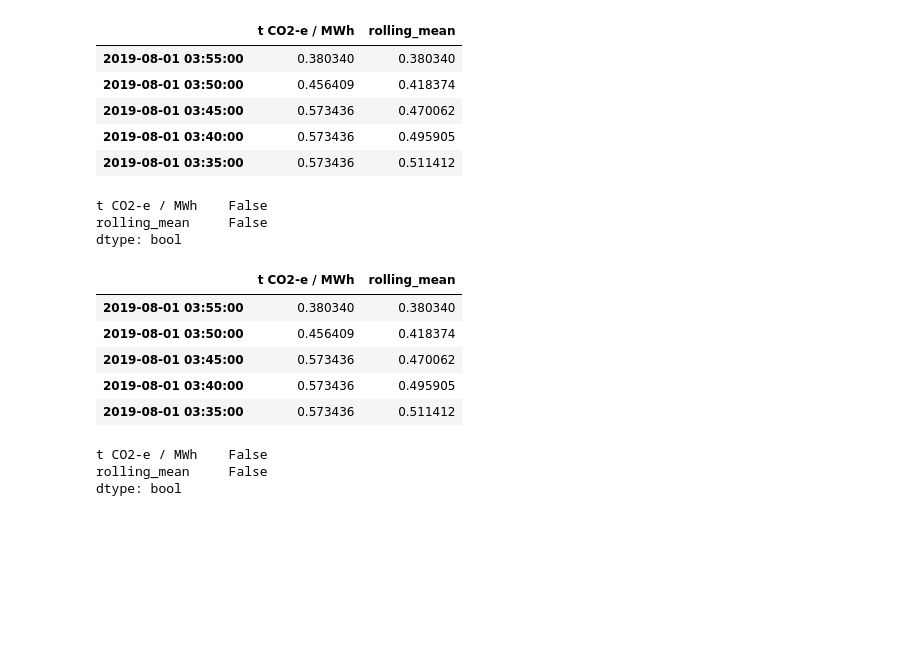
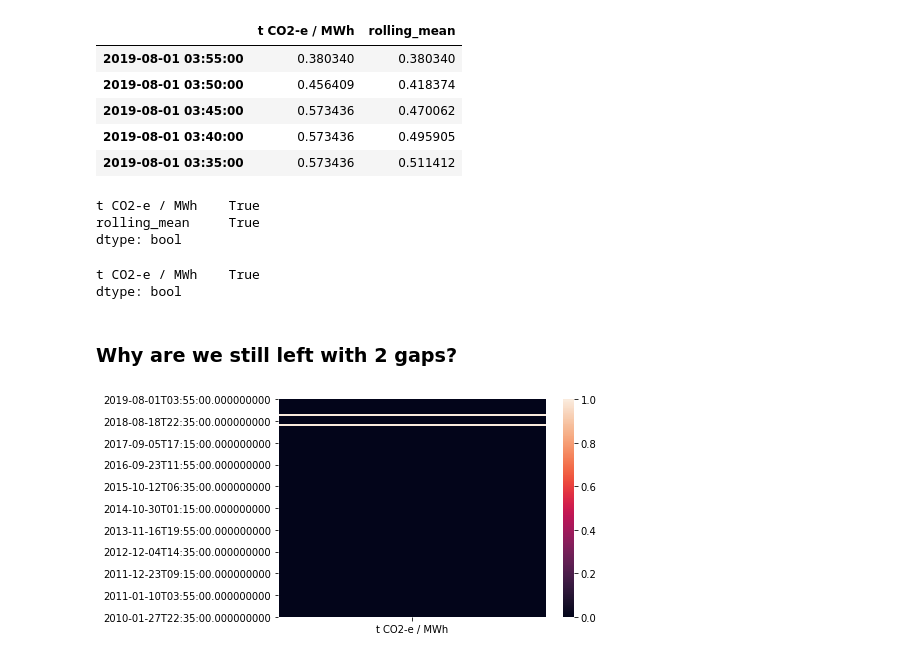
Before and after one commit to bkubsch/time_series, a Jupyter notebook: notebooks/Lecture_1.ipynb, the cells around one changed output. Drawn from its saved outputs; the diff is of its cells as text; code cells hidden in the pictures; blank space fills up the shorter version.

```diff
--- a/notebooks/Lecture_1.ipynb
+++ b/notebooks/Lecture_1.ipynb
@@ -172,4 +163,4 @@ fig = sns.heatmap(df_new.isna(), yticklabels=100000)
 # %%
 import numpy as np
 # %%
-df_impute = df_new.assign(rolling_mean=df_new['t CO2-e / MWh'].rolling(window=12, min_periods=1).mean()).head()
+df_impute = df_new.assign(rolling_mean=df_new['t CO2-e / MWh'].rolling(window=12, min_periods=1).mean())
@@ -195,24 +176,22 @@ df_impute.head()
 # %%
 df_impute.isna().any()
 # %% [output]
-t CO2-e / MWh    False
-rolling_mean     False
+t CO2-e / MWh    True
+rolling_mean     True
 dtype: bool
 # %%
 df_impute['t CO2-e / MWh'] = np.where(df_impute['t CO2-e / MWh'].isnull(),\
                                   df_impute['rolling_mean'], df_impute['t CO2-e / MWh'])
+
+df_impute.drop(columns='rolling_mean', inplace=True)
-# %%
-df_impute.head()
-# %% [output]
-|  | t CO2-e / MWh | rolling_mean |
-| 2019-08-01 03:55:00 | 0.380340 | 0.380340 |
-| 2019-08-01 03:50:00 | 0.456409 | 0.418374 |
-| 2019-08-01 03:45:00 | 0.573436 | 0.470062 |
-| 2019-08-01 03:40:00 | 0.573436 | 0.495905 |
-| 2019-08-01 03:35:00 | 0.573436 | 0.511412 |
 # %%
 df_impute.isna().any()
 # %% [output]
-t CO2-e / MWh    False
-rolling_mean     False
+t CO2-e / MWh    True
 dtype: bool
+# %% [markdown]
+### __Why are we still left with 2 gaps?__
+# %%
+fig = sns.heatmap(df_impute.isna(), yticklabels=100000)
+# %% [output]
+[figure, added]
```
Also changed, not shown: parts of 20 cells of this notebook, 4 other files.
